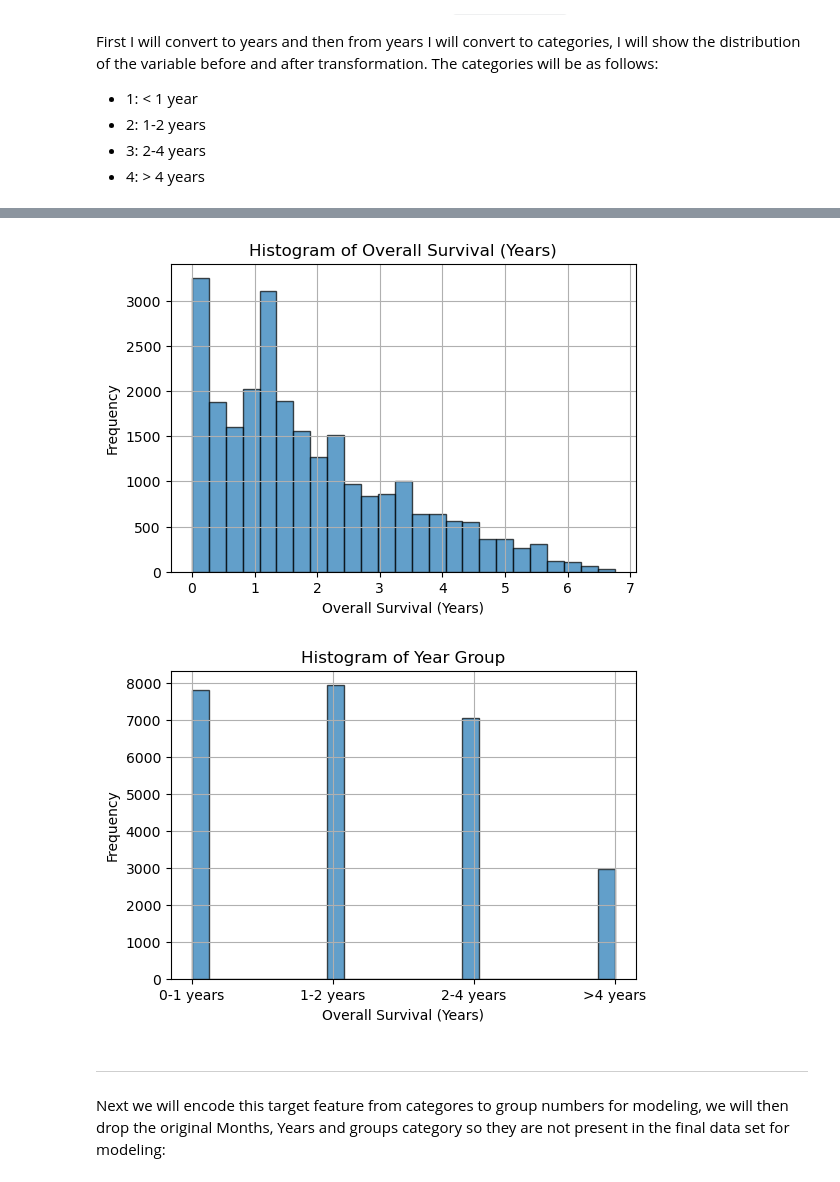
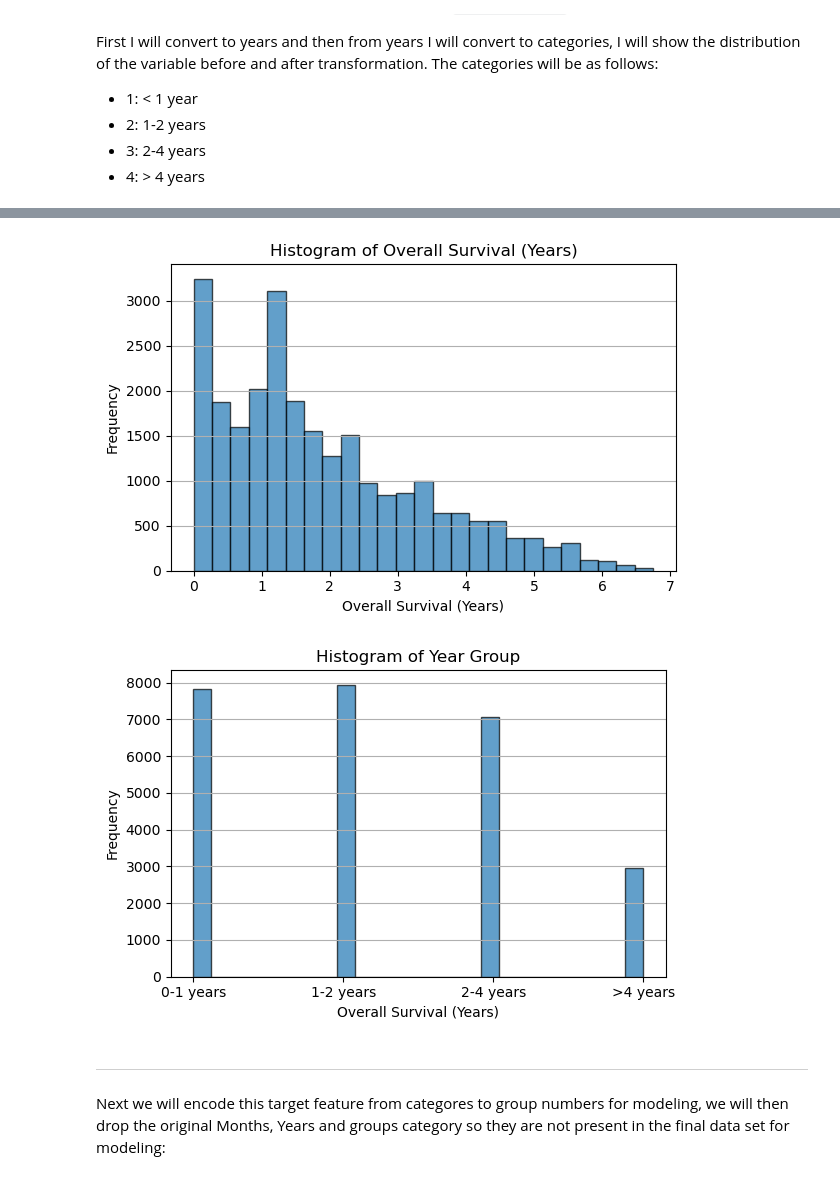
Before and after one commit to r-kaba/weCAN-A-Cancer-Survivability-Predictor, a Jupyter notebook: Notebooks/Modelling_and_FeatureEngineering_inuse.ipynb, the cells around one changed output, grey strips where cells are left out. Saved outputs shown, nothing was run; the diff lists cells and outputs as text; code cells hidden in the pictures.

```diff
--- a/Notebooks/Modelling_and_FeatureEngineering_inuse.ipynb
+++ b/Notebooks/Modelling_and_FeatureEngineering_inuse.ipynb
@@ -590,16 +592,19 @@ df['Overall Survival (Years)'] = df['Overall Survival (Months)'] / 12
 # %%
 #plot the distribution - it should look the same as above as we only divided by 12.
 
 #plot the distribution:
 plt.figure(figsize=(6, 4))
 plt.hist(df['Overall Survival (Years)'], bins=25, edgecolor='k', alpha=0.7)
 plt.title(f'Histogram of Overall Survival (Years)')
 plt.xlabel('Overall Survival (Years)')
 plt.ylabel('Frequency')
-plt.grid(True)
+plt.grid(axis='y')
+plt.tight_layout()
+plt.savefig('years', dpi=300)
+
 plt.show()
 # %% [output]
-[figure, old version]
+[figure, new version]
 # %%
 # set bins for the values of the years. 0-1, 1-2, 2-4 and >4
 bins = [0, 1, 2, 4, float('inf')]
@@ -618,10 +623,12 @@ plt.hist(df['Year Group'], bins=25, edgecolor='k', alpha=0.7)
 plt.title(f'Histogram of Year Group')
 plt.xlabel('Overall Survival (Years)')
 plt.ylabel('Frequency')
-plt.grid(True)
+plt.grid(axis='y')
+plt.tight_layout()
+plt.savefig('groups', dpi=300)
 plt.show()
 # %% [output]
-[figure, old version]
+[figure, new version]
 # %% [markdown]
 ---
 
```
Also changed, not shown: parts of 5 cells of this notebook, 3 other files.
